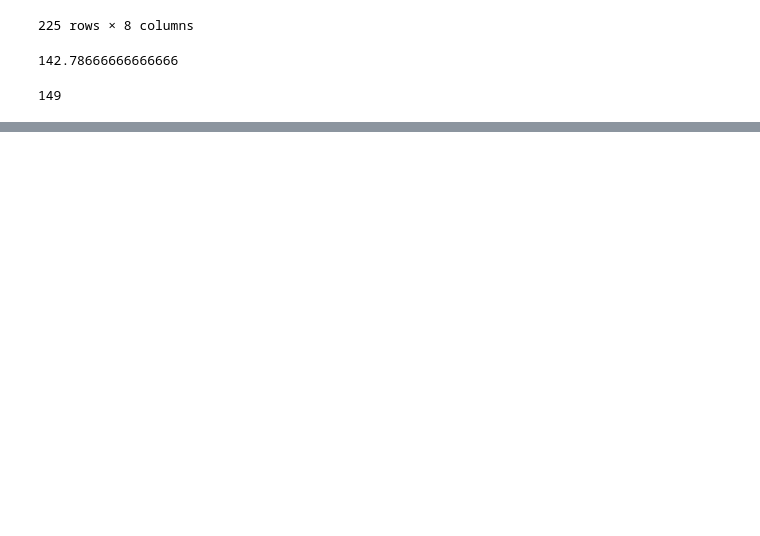
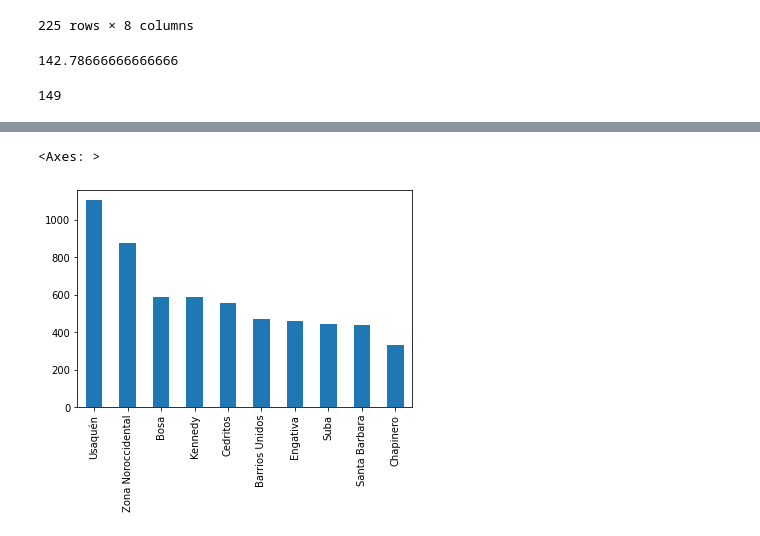
Before and after one commit to MatiasRuizSilva/Python-for-Data-Science, a Jupyter notebook: Inmersion_en_Datos_Clase_1.ipynb, the cells around one changed output, grey strips where cells are left out. Cells and saved outputs as stored; diff of their text form; code cells hidden in the pictures; blank space fills up the shorter version.

```diff
--- a/Inmersion_en_Datos_Clase_1.ipynb
+++ b/Inmersion_en_Datos_Clase_1.ipynb
@@ -117,0 +141,5 @@ len(inmuebles.Barrio.value_counts())
+# %%
+inmuebles_barrio.head(10).plot.bar()
+# %% [output]
+<Axes: >
+[figure, added]
```
Also changed, not shown: parts of 5 cells of this notebook.
